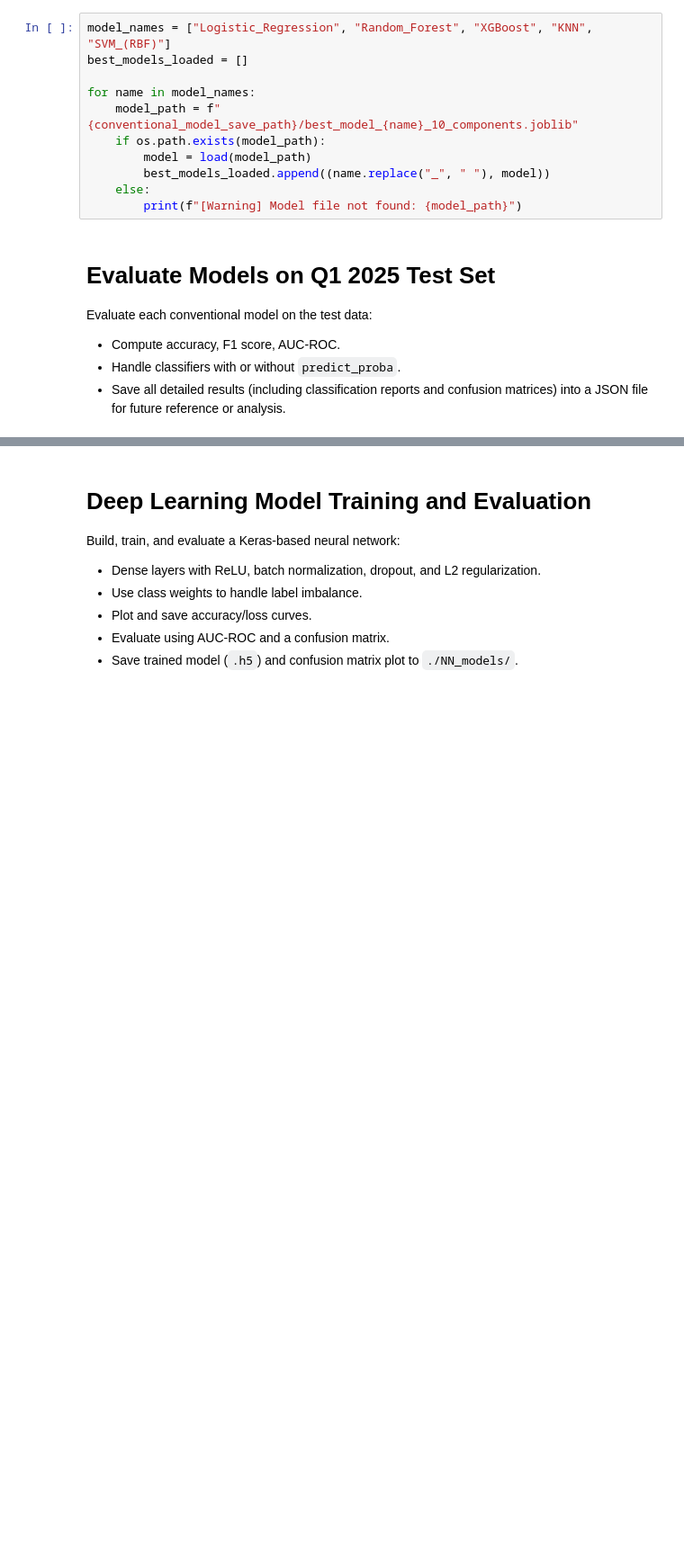
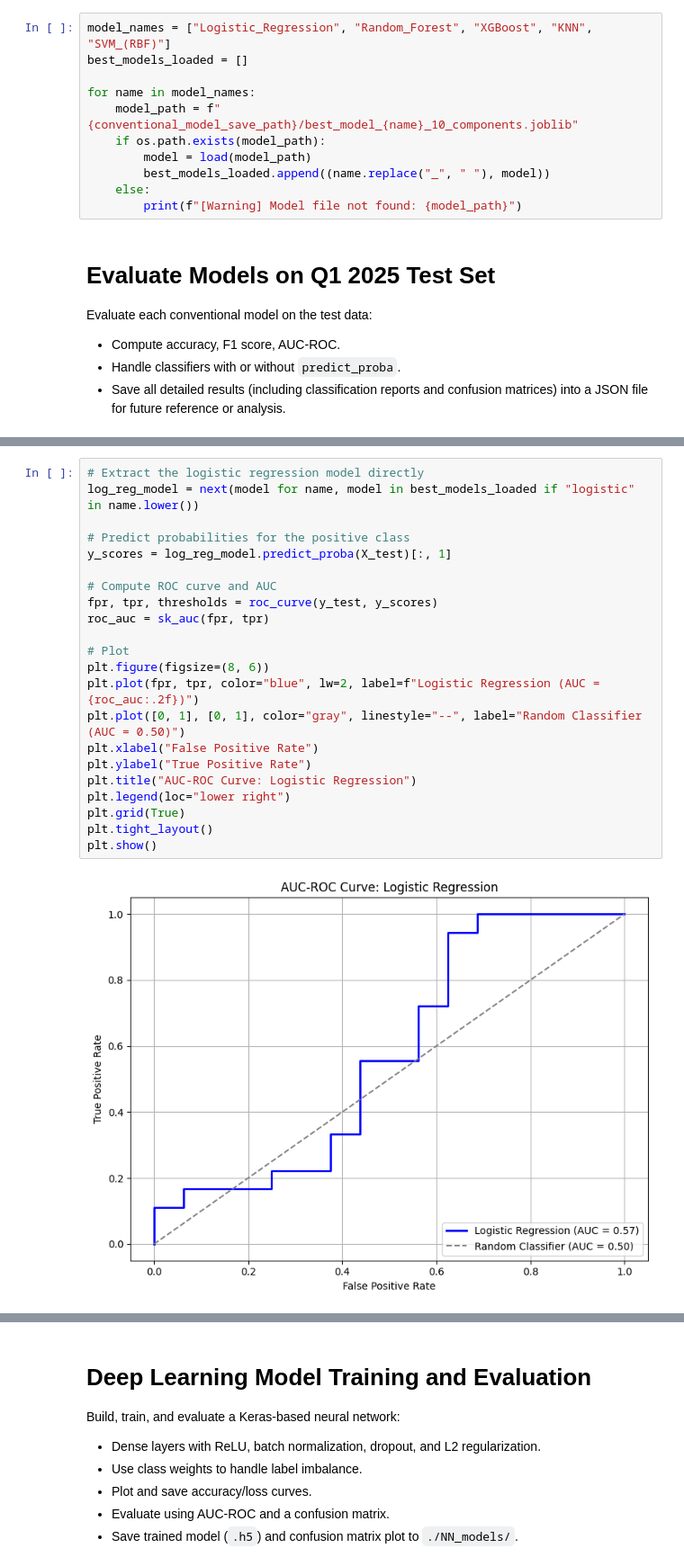
Before and after one commit to sahn1998/EarningsTranscripts-NLP, a Jupyter notebook: notebooks/Supervised/supervised_processing_10_components.ipynb, the cells around one changed output, grey strips where cells are left out. Shown at 90% size. Saved outputs shown, nothing was run; the diff lists cells and outputs as text; blank space fills up the shorter version.

Commit message:
roc curves

```diff
--- a/notebooks/Supervised/supervised_processing_10_components.ipynb
+++ b/notebooks/Supervised/supervised_processing_10_components.ipynb
@@ -378,4 +378,28 @@ AUC-ROC: 0.5365
 Detailed results saved to 'q1_2025_detailed_results_10_components.json'
+# %%
+# Extract the logistic regression model directly
+log_reg_model = next(model for name, model in best_models_loaded if "logistic" in name.lower())
+
+# Predict probabilities for the positive class
+y_scores = log_reg_model.predict_proba(X_test)[:, 1]
+
+# Compute ROC curve and AUC
+fpr, tpr, thresholds = roc_curve(y_test, y_scores)
+roc_auc = sk_auc(fpr, tpr)
+
+# Plot
+plt.figure(figsize=(8, 6))
+plt.plot(fpr, tpr, color="blue", lw=2, label=f"Logistic Regression (AUC = {roc_auc:.2f})")
+plt.plot([0, 1], [0, 1], color="gray", linestyle="--", label="Random Classifier (AUC = 0.50)")
+plt.xlabel("False Positive Rate")
+plt.ylabel("True Positive Rate")
+plt.title("AUC-ROC Curve: Logistic Regression")
+plt.legend(loc="lower right")
+plt.grid(True)
+plt.tight_layout()
+plt.show()
+# %% [output]
+[figure, added]
 # %%
 detailed_results = pd.DataFrame(detailed_results).sort_values("F1 Score", ascending=False)
 detailed_results
```
Also changed, not shown: parts of 6 cells of this notebook, 11 other files.
